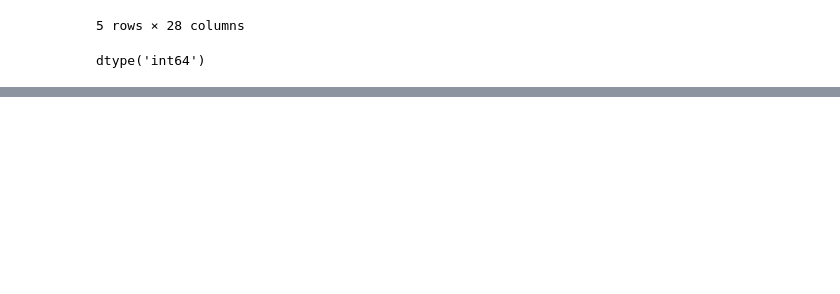
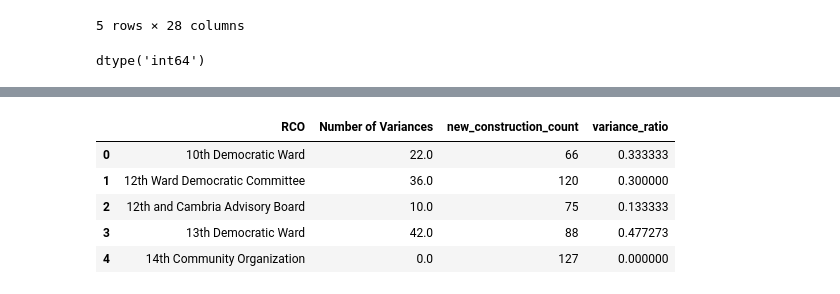
Before and after one commit to avavani/Practicum, a Jupyter notebook: notebooks/impact_score.ipynb, the cells around one changed output, grey strips where cells are left out. Drawn from its saved outputs; the diff is of its cells as text; code cells hidden in the pictures; blank space fills up the shorter version.

```diff
--- a/notebooks/impact_score.ipynb
+++ b/notebooks/impact_score.ipynb
@@ -434,0 +439,22 @@ MemoryError: Unable to allocate 694. MiB for an array with shape (1, 90914348) a
+# %%
+rco_analysis = pd.merge(
+    variances,
+    yimby_count,
+    on='RCO',
+    how='outer'
+)
+
+rco_analysis = rco_analysis.fillna(0)
+
+rco_analysis['variance_ratio'] = rco_analysis['Number of Variances'] / rco_analysis['new_construction_count']
+
+rco_analysis['variance_ratio'] = rco_analysis['variance_ratio'].replace([np.inf, -np.inf], 0)
+
+rco_analysis.head()
+# %% [output]
+|  | RCO | Number of Variances | new_construction_count | variance_ratio |
+| 0 | 10th Democratic Ward | 22.0 | 66 | 0.333333 |
+| 1 | 12th Ward Democratic Committee | 36.0 | 120 | 0.300000 |
+| 2 | 12th and Cambria Advisory Board | 10.0 | 75 | 0.133333 |
+| 3 | 13th Democratic Ward | 42.0 | 88 | 0.477273 |
+| 4 | 14th Community Organization | 0.0 | 127 | 0.000000 |
```
Also changed, not shown: parts of 13 cells of this notebook.
